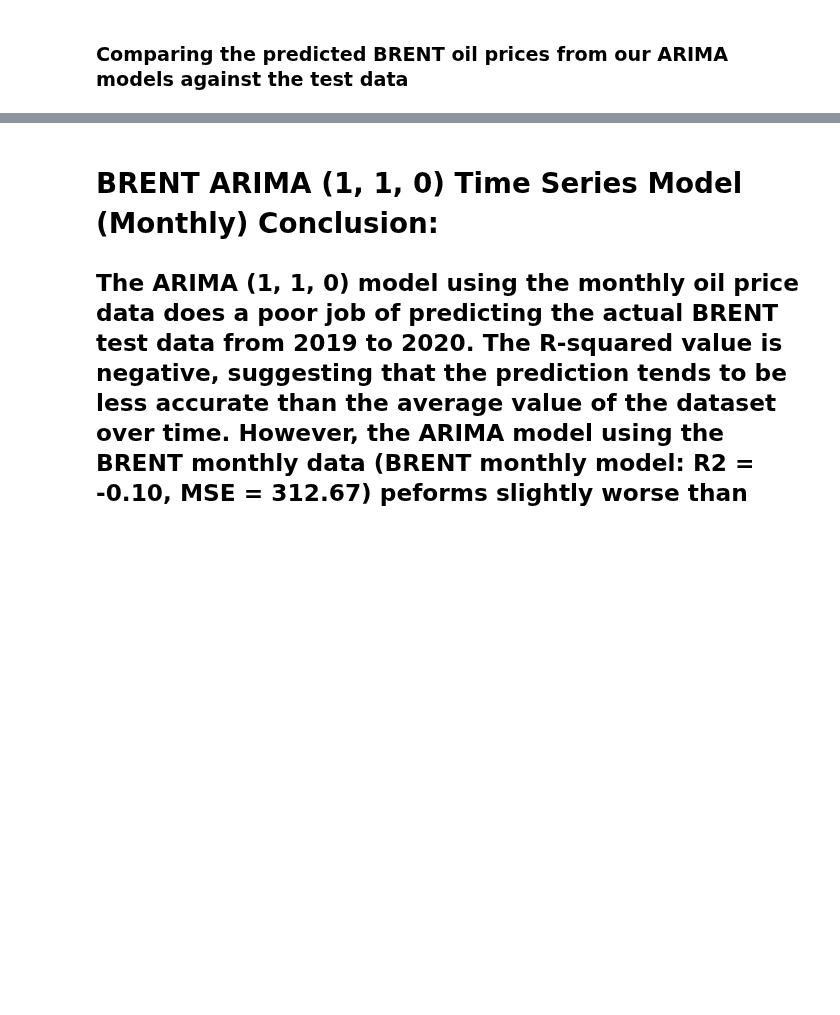
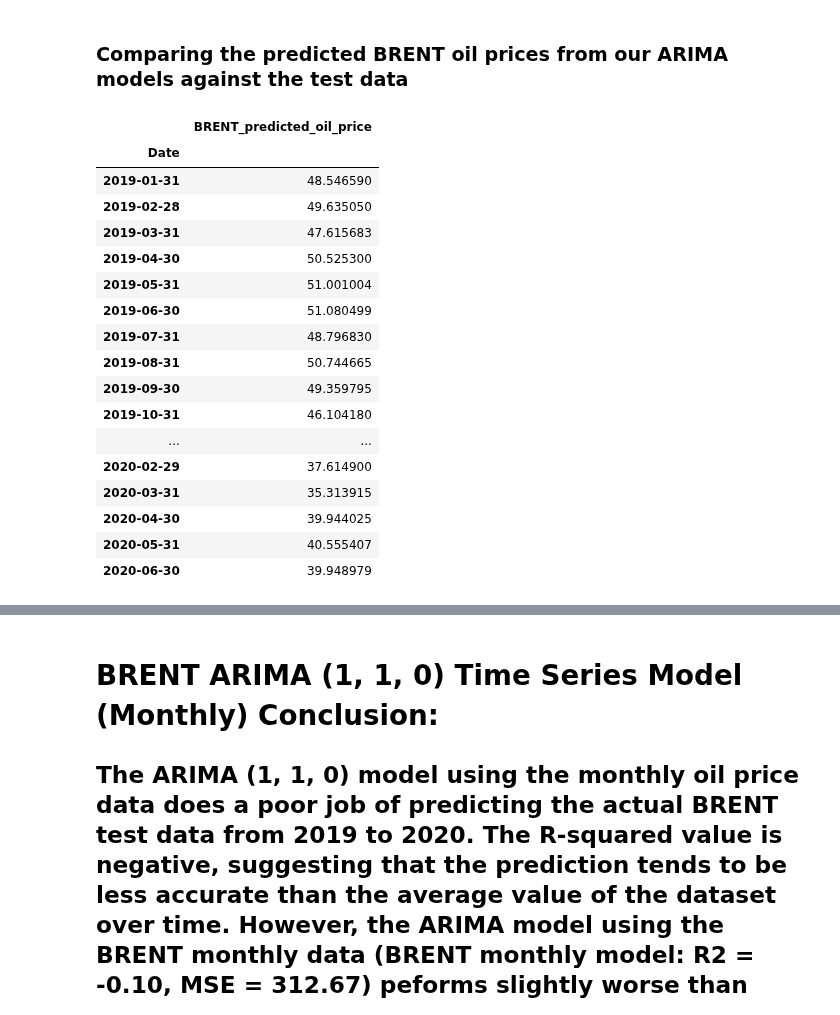
Before and after one commit to OlegRyzhkov2020/oil-project, a Jupyter notebook: analysis_in_R/Python_Time_Series_monthly.ipynb, the cells around one changed output, grey strips where cells are left out. Cells and saved outputs as stored; diff of their text form; code cells hidden in the pictures; blank space fills up the shorter version.

```diff
--- a/analysis_in_R/Python_Time_Series_monthly.ipynb
+++ b/analysis_in_R/Python_Time_Series_monthly.ipynb
@@ -480,3 +531,24 @@ BRENT_upper_series = pd.Series(BRENT_confint[:, 1], index=WTI_test.index)
 
 BRENT_accuracy = metrics.r2_score(BRENT_test, BRENT_prediction)
 BRENT_ARIMA_MSE = metrics.mean_squared_error(BRENT_test, BRENT_prediction)
+# %%
+BRENT_prediction
+# %% [output]
+|  | BRENT_predicted_oil_price |
+| Date |  |
+| 2019-01-31 | 48.546590 |
+| 2019-02-28 | 49.635050 |
+| 2019-03-31 | 47.615683 |
+| 2019-04-30 | 50.525300 |
+| 2019-05-31 | 51.001004 |
+| 2019-06-30 | 51.080499 |
+| 2019-07-31 | 48.796830 |
+| 2019-08-31 | 50.744665 |
+| 2019-09-30 | 49.359795 |
+| 2019-10-31 | 46.104180 |
+| ... | ... |
+| 2020-02-29 | 37.614900 |
+| 2020-03-31 | 35.313915 |
+| 2020-04-30 | 39.944025 |
+| 2020-05-31 | 40.555407 |
+| 2020-06-30 | 39.948979 |
```
Also changed, not shown: parts of 13 cells of this notebook, 13 other files.
